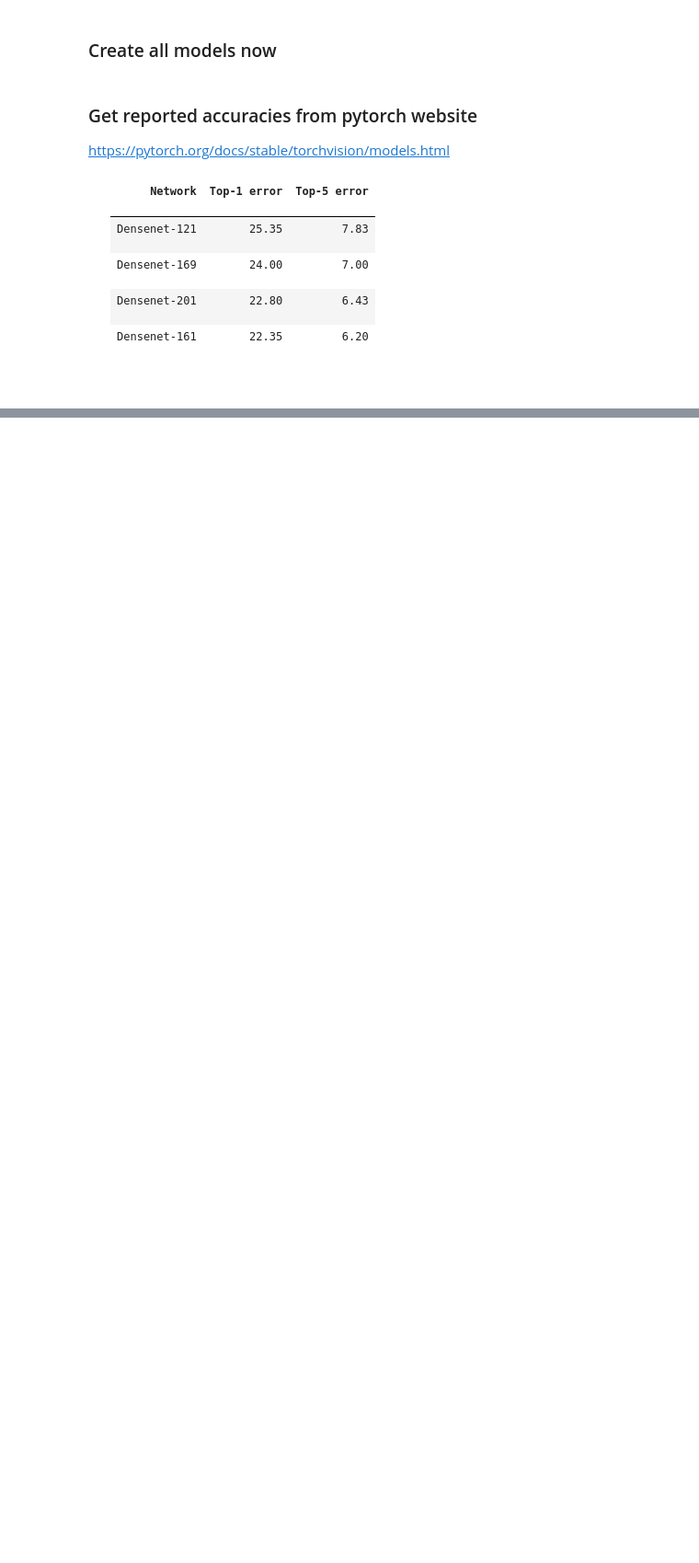
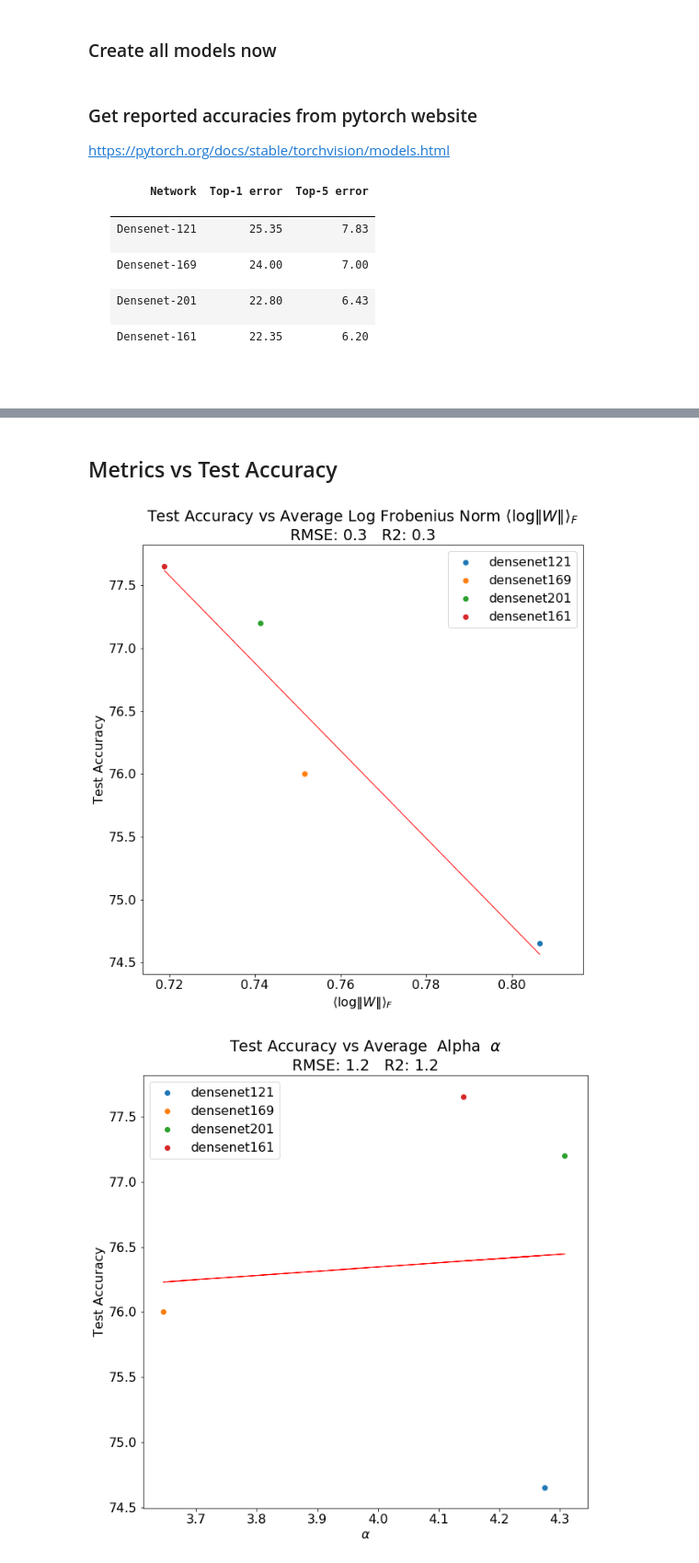
Before and after one commit to CalculatedContent/WeightWatcher, a Jupyter notebook: WeightWatcher-DenseNet.ipynb, the cells around one changed output, grey strips where cells are left out. Shown at 92% size. Drawn from its saved outputs; the diff is of its cells as text; code cells hidden in the pictures; blank space fills up the shorter version.

Commit message:
DenseNet plots added

```diff
--- a/WeightWatcher-DenseNet.ipynb
+++ b/WeightWatcher-DenseNet.ipynb
@@ -107,10 +109,12 @@ top5_errors= {
 # %%
 all_details = []
-
+all_summaries = []
 for im, name in enumerate(all_names):
-    watcher = ww.WeightWatcher(model=all_models[im])
+    watcher = ww.WeightWatcher(model=all_models[im], logger=logger)
     results = watcher.analyze(alphas=True, softranks=True, spectralnorms=True, mp_fit=True)
 
+    summary =  watcher.get_summary()
+    all_summaries.append(summary)
     details  = watcher.get_details(results=results)
     details.drop(columns=['slice', 'slice_count'], inplace=True)
     details.dropna(inplace=True)
@@ -139,0 +124,4 @@ INFO:weightwatcher.weightwatcher:Softrank for MP fit compound: min: 0.0050038246
+# %%
+plt.rcParams.update({'font.size': 16})
+from pylab import rcParams
+rcParams['figure.figsize'] = 10,10
@@ -139,0 +210,36 @@ INFO:weightwatcher.weightwatcher:Softrank for MP fit compound: min: 0.0050038246
+# %% [markdown]
+## Metrics vs Test Accuracy
+# %%
+metric = "lognorm"
+xlabel = r"$\langle\log\Vert W\Vert\rangle_{F}$"
+title = "Average Log Frobenius Norm "+xlabel
+plot_test_accuracy(metric, xlabel, title)
+
+
+metric = "alpha"
+xlabel = r"$\alpha$"
+title = "Average  Alpha  "+xlabel
+plot_test_accuracy(metric, xlabel, title)
+
+metric = "alpha_weighted"
+xlabel = r"$\hat{\alpha}$"
+title = "Average Weighted Alpha  "+xlabel
+plot_test_accuracy(metric, xlabel, title)
+
+metric = "spectralnorm"
+xlabel = r"$\langle\Vert\mathbf{W}\Vert_{2}\rangle$"
+title = "Average Log Spectral Norm  "+xlabel
+plot_test_accuracy(metric, xlabel, title)
+
+metric = "softranklog"
+xlabel = r"$\langle\mathcal{R}_{s}\rangle$"
+title = "Average Log Stable Rank "+xlabel
+plot_test_accuracy(metric, xlabel, title)
+
+metric = "logpnorm"
+xlabel = r"$\langle\Vert\mathbf{W}\Vert^{\alpha}\rangle$"
+title = "Average Log Stable Rank "+xlabel
+plot_test_accuracy(metric, xlabel, title)
+# %% [output]
+[figure, added]
+[figure, added]
```
Also changed, not shown: parts of 21 cells of this notebook, 2 other files.
